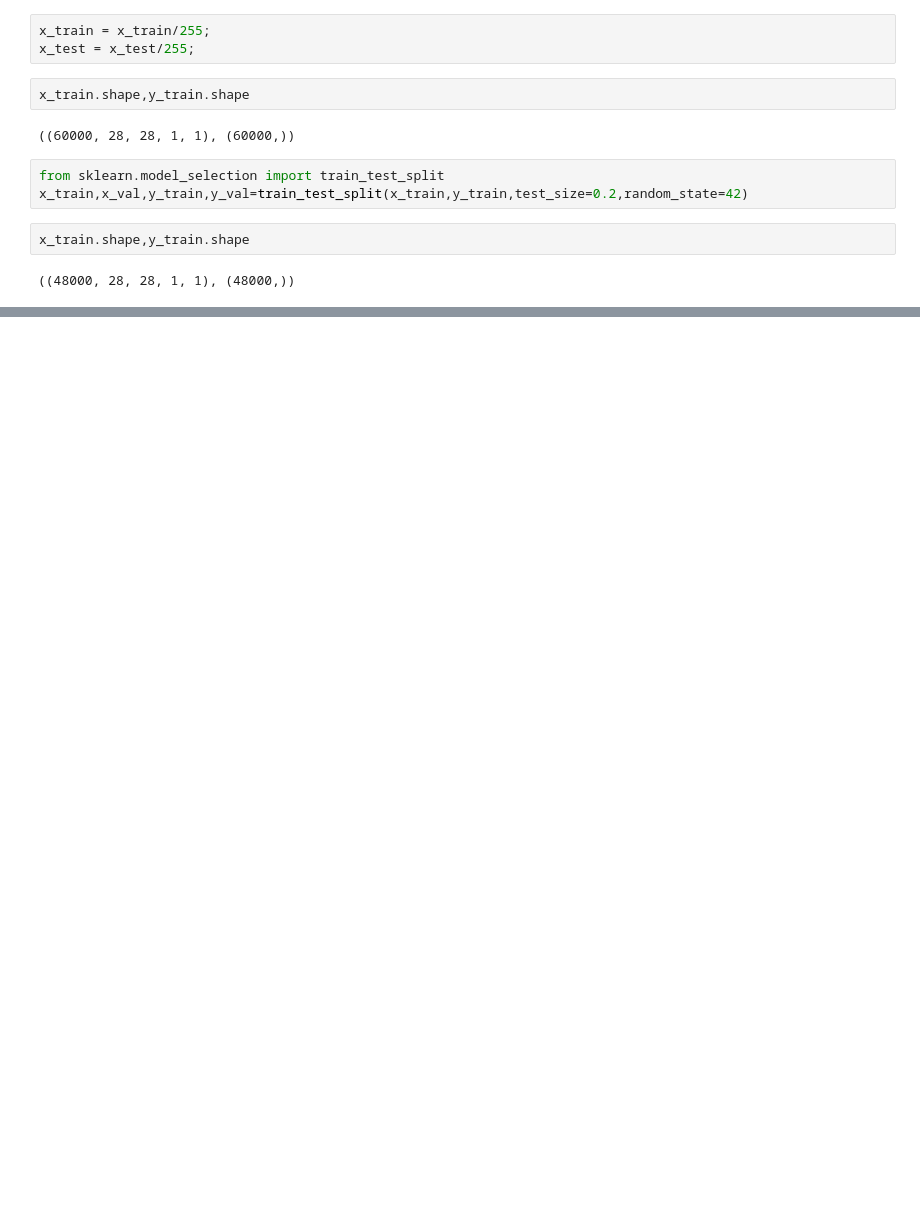
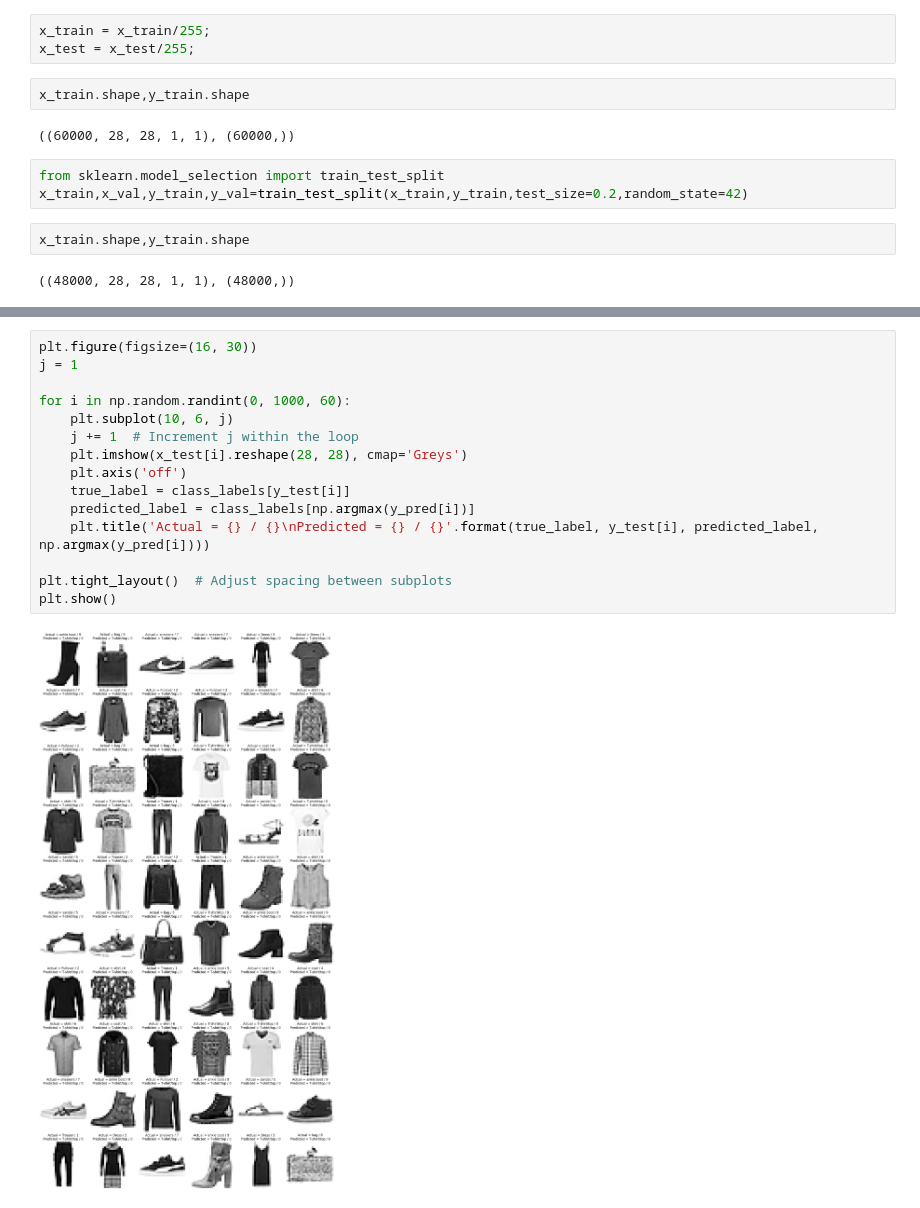
Before and after one commit to skywalker290/Image-Classification-Model, a Jupyter notebook: CNN_ML.ipynb, the cells around one changed output, grey strips where cells are left out. Saved outputs shown, nothing was run; the diff lists cells and outputs as text; blank space fills up the shorter version.

```diff
--- a/CNN_ML.ipynb
+++ b/CNN_ML.ipynb
@@ -115,0 +236,17 @@ x_train.shape,y_train.shape
+# %%
+plt.figure(figsize=(16, 30))
+j = 1
+
+for i in np.random.randint(0, 1000, 60):
+    plt.subplot(10, 6, j)
+    j += 1  # Increment j within the loop
+    plt.imshow(x_test[i].reshape(28, 28), cmap='Greys')
+    plt.axis('off')
+    true_label = class_labels[y_test[i]]
+    predicted_label = class_labels[np.argmax(y_pred[i])]
+    plt.title('Actual = {} / {}\nPredicted = {} / {}'.format(true_label, y_test[i], predicted_label, np.argmax(y_pred[i])))
+
+plt.tight_layout()  # Adjust spacing between subplots
+plt.show()
+# %% [output]
+[figure, added]
```
Also changed, not shown: parts of 14 cells of this notebook.
